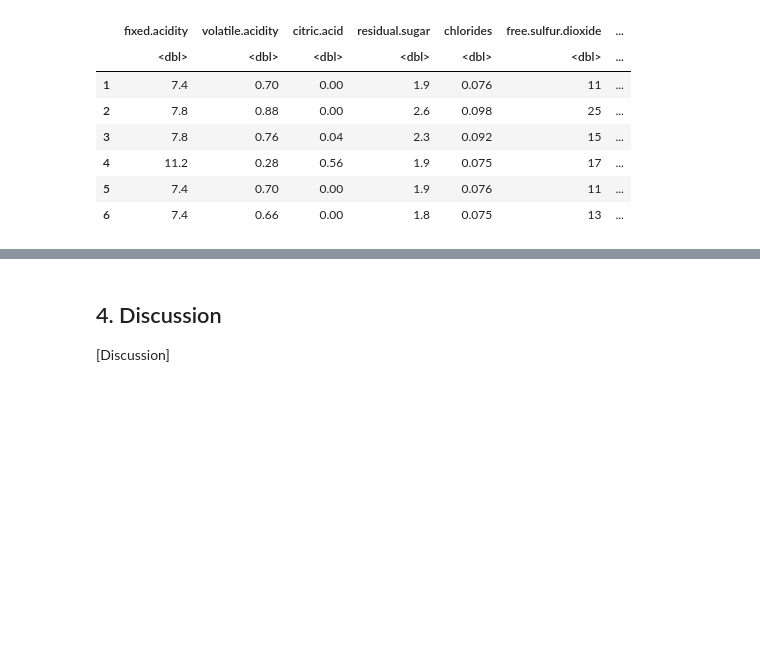
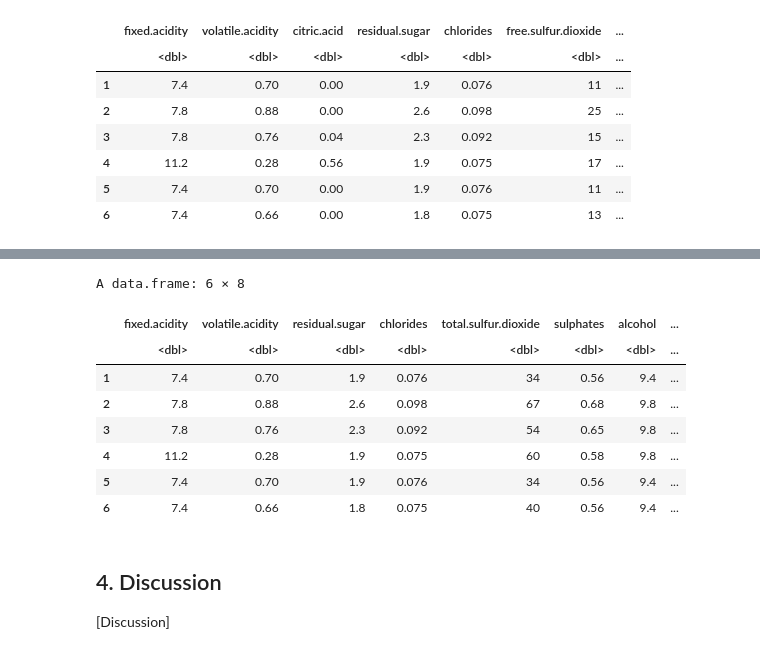
Before and after one commit to DSCI-310-2024/DSCI_310_Group_6, a Jupyter notebook: Wine.ipynb, the cells around one changed output, grey strips where cells are left out. Saved outputs shown, nothing was run; the diff lists cells and outputs as text; code cells hidden in the pictures; blank space fills up the shorter version.

```diff
--- a/Wine.ipynb
+++ b/Wine.ipynb
@@ -27,3 +80,16 @@ A data.frame: 6 × 12
+# %%
+df <- subset(data, select = -c(citric.acid,density,pH,free.sulfur.dioxide))
+head(df)
+# %% [output]
+A data.frame: 6 × 8
+|  | fixed.acidity | volatile.acidity | residual.sugar | chlorides | total.sulfur.dioxide | sulphates | alcohol | ... |
+|  | <dbl> | <dbl> | <dbl> | <dbl> | <dbl> | <dbl> | <dbl> | ... |
+| 1 | 7.4 | 0.70 | 1.9 | 0.076 | 34 | 0.56 | 9.4 | ... |
+| 2 | 7.8 | 0.88 | 2.6 | 0.098 | 67 | 0.68 | 9.8 | ... |
+| 3 | 7.8 | 0.76 | 2.3 | 0.092 | 54 | 0.65 | 9.8 | ... |
+| 4 | 11.2 | 0.28 | 1.9 | 0.075 | 60 | 0.58 | 9.8 | ... |
+| 5 | 7.4 | 0.70 | 1.9 | 0.076 | 34 | 0.56 | 9.4 | ... |
+| 6 | 7.4 | 0.66 | 1.8 | 0.075 | 40 | 0.56 | 9.4 | ... |
 # %% [markdown]
 ## 4. Discussion
 [Discussion]
```
Also changed, not shown: parts of 7 cells of this notebook.
